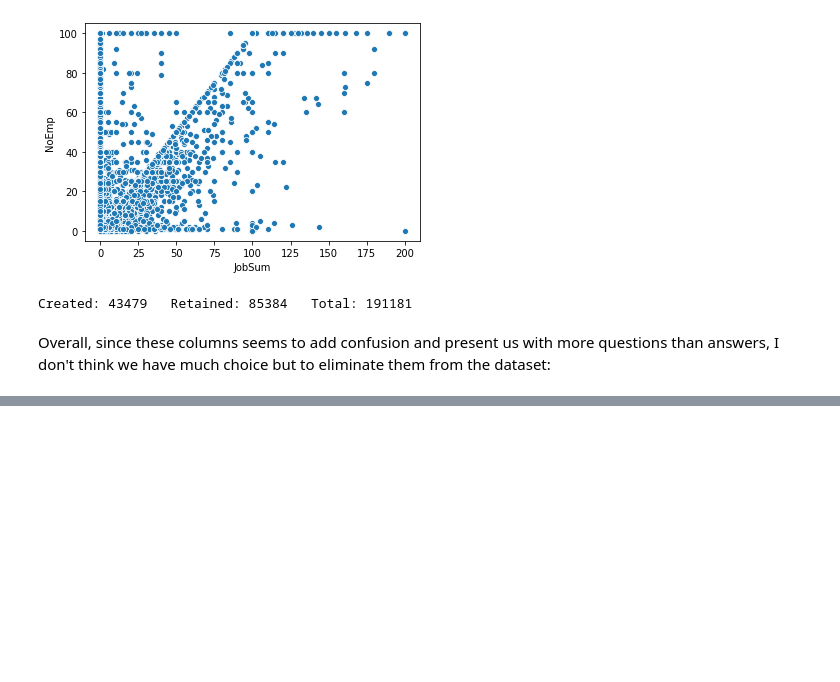
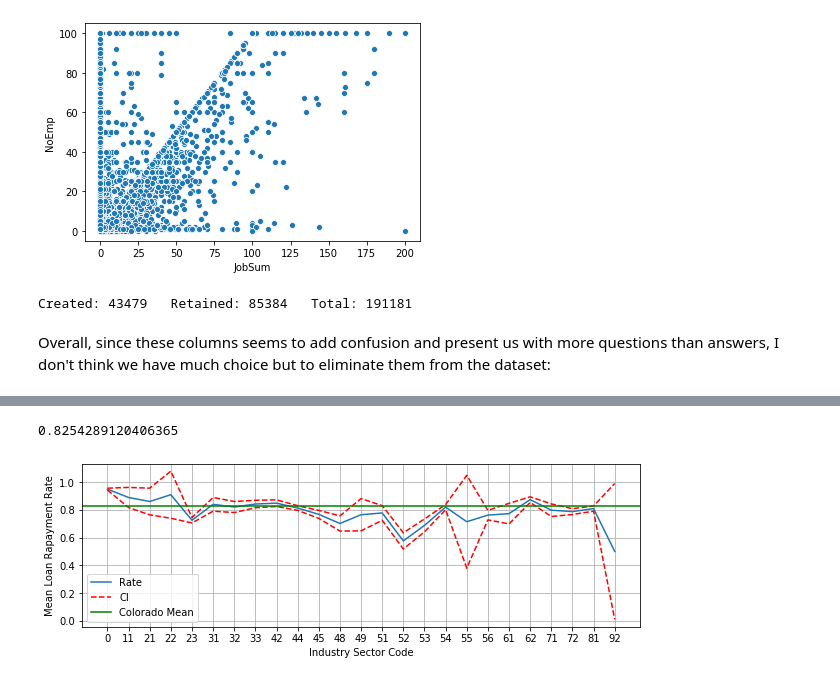
Before and after one commit to david-olivero/Loans-In-Colorado, a Jupyter notebook: LIC_EDA_Plus_More_Wrangling.ipynb, the cells around one changed output, grey strips where cells are left out. Drawn from its saved outputs; the diff is of its cells as text; code cells hidden in the pictures; blank space fills up the shorter version.

Commit message:
Revised initial commit to add NCAIS coding information and deal with highly correlated variables in dataset

```diff
--- a/LIC_EDA_Plus_More_Wrangling.ipynb
+++ b/LIC_EDA_Plus_More_Wrangling.ipynb
@@ -566,0 +584,4 @@ memory usage: 3.1+ MB
+# %%
+# Assign this list object as a new colum in the dataframe.
+
+df['Code'] = Code
@@ -566,0 +611,6 @@ memory usage: 3.1+ MB
+# %%
+#  We'll create a new dataframe that counts loan payments by code:
+
+Codes = pd.DataFrame(df.groupby(['Code','MIS_Status']).count()['NAICS'])
+Codes = Codes.reset_index()
+Codes.head()
@@ -566,0 +624,13 @@ memory usage: 3.1+ MB
+# %%
+# This needs to be "unmelted" (i.e., split out MIS_Status column) and then we can get the loan payment rate.
+
+Codes = Codes.pivot(index = 'Code', columns='MIS_Status', values='NAICS')
+
+Codes['PIF_Rate'] = Codes['P I F'] / (Codes['P I F'] + Codes['CHGOFF'])
+
+# We can also calculate the 95% Confidence Interval for the proportion, based on sample size:
+
+Codes['LowCI'] = Codes['PIF_Rate'] - 1.96 * np.sqrt(Codes['PIF_Rate']*(1-Codes['PIF_Rate'])/(Codes['CHGOFF']+Codes['P I F']))
+Codes['UppCI'] = Codes['PIF_Rate'] + 1.96 * np.sqrt(Codes['PIF_Rate']*(1-Codes['PIF_Rate'])/(Codes['CHGOFF']+Codes['P I F']))
+
+Codes.sort_values('PIF_Rate',ascending=False)
@@ -566,0 +656,21 @@ memory usage: 3.1+ MB
+# %%
+# Create and store a variable for the mean loan repayment rate across entire dataset (for the plot below):
+
+meanrate = df['MIS_Status'].value_counts(1)[0]
+print(meanrate)
+# %% [output]
+0.8254289120406365
+# %%
+plt.figure(figsize=(10,3))
+plt.plot(Codes.index, Codes.PIF_Rate, label='Rate')
+plt.plot(Codes.index, Codes.LowCI, color='red', ls='--', label='CI')
+plt.plot(Codes.index, Codes.UppCI, color='red', ls='--')
+plt.axhline(meanrate, color='green', label='Colorado Mean')
+plt.xlabel('Industry Sector Code')
+plt.ylabel('Mean Loan Rapayment Rate')
+plt.legend()
+
+plt.grid()
+plt.show()
+# %% [output]
+[figure, added]
```
Also changed, not shown: parts of 54 cells of this notebook, 1 other file.
